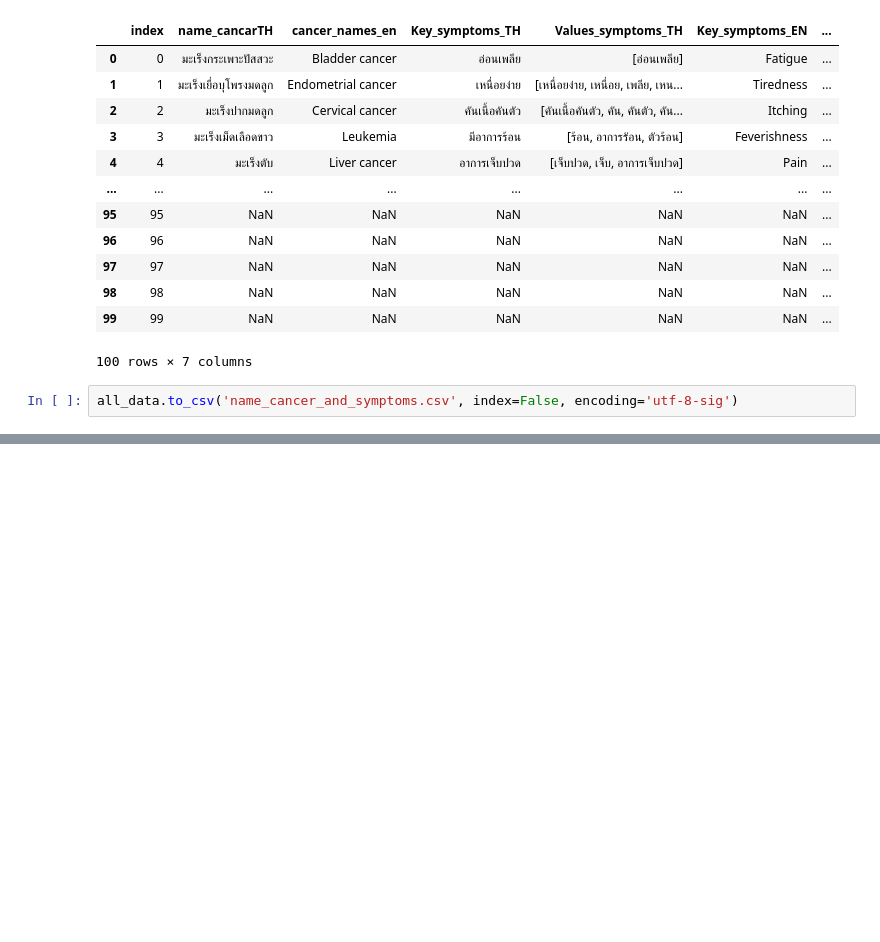
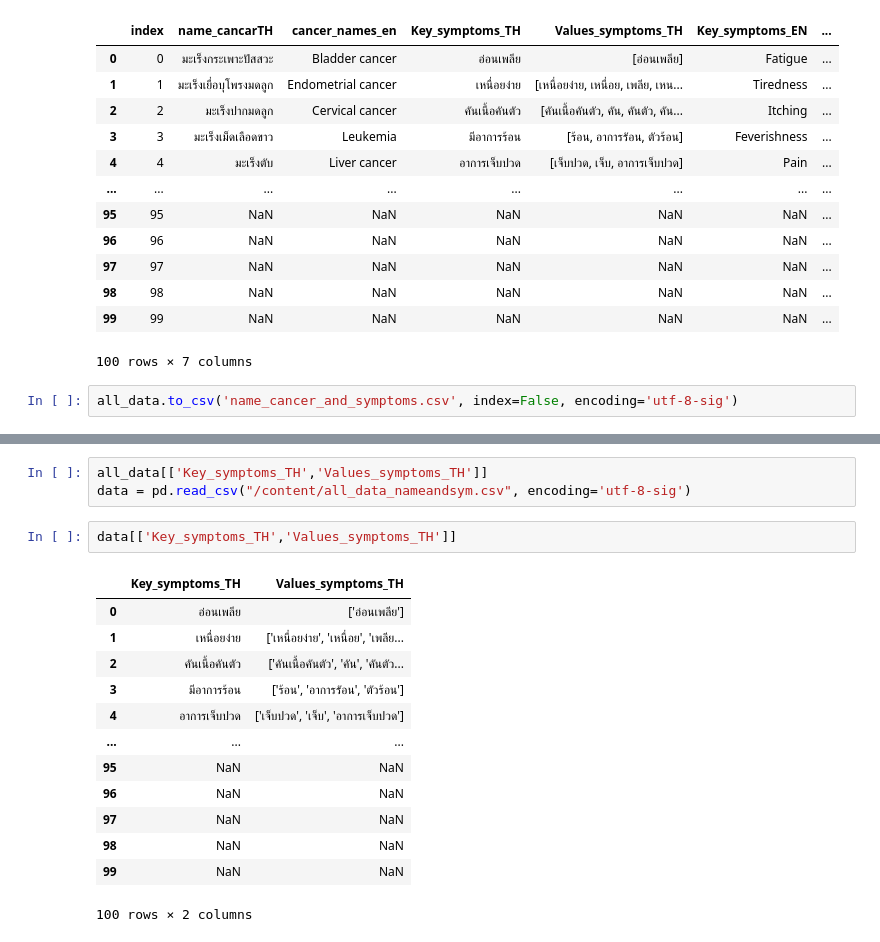
Before and after one commit to MOOwuttichai/Cancer_Social_Listening, a Jupyter notebook: descriptive.ipynb, the cells around one changed output, grey strips where cells are left out. Saved outputs shown, nothing was run; the diff lists cells and outputs as text; blank space fills up the shorter version.

```diff
--- a/descriptive.ipynb
+++ b/descriptive.ipynb
@@ -247,0 +465,19 @@ all_data.to_csv('name_cancer_and_symptoms.csv', index=False, encoding='utf-8-sig
+# %%
+all_data[['Key_symptoms_TH','Values_symptoms_TH']]
+data = pd.read_csv("/content/all_data_nameandsym.csv", encoding='utf-8-sig')
+# %%
+data[['Key_symptoms_TH','Values_symptoms_TH']]
+# %% [output]
+|  | Key_symptoms_TH | Values_symptoms_TH |
+| 0 | อ่อนเพลีย | ['อ่อนเพลีย'] |
+| 1 | เหนื่อยง่าย | ['เหนื่อยง่าย', 'เหนื่อย', 'เพลีย... |
+| 2 | คันเนื้อคันตัว | ['คันเนื้อคันตัว', 'คัน', 'คันตัว... |
+| 3 | มีอาการร้อน | ['ร้อน', 'อาการรัอน', 'ตัวร้อน'] |
+| 4 | อาการเจ็บปวด | ['เจ็บปวด', 'เจ็บ', 'อาการเจ็บปวด'] |
+| ... | ... | ... |
+| 95 | NaN | NaN |
+| 96 | NaN | NaN |
+| 97 | NaN | NaN |
+| 98 | NaN | NaN |
+| 99 | NaN | NaN |
+100 rows × 2 columns
```
Also changed, not shown: parts of 23 cells of this notebook.
